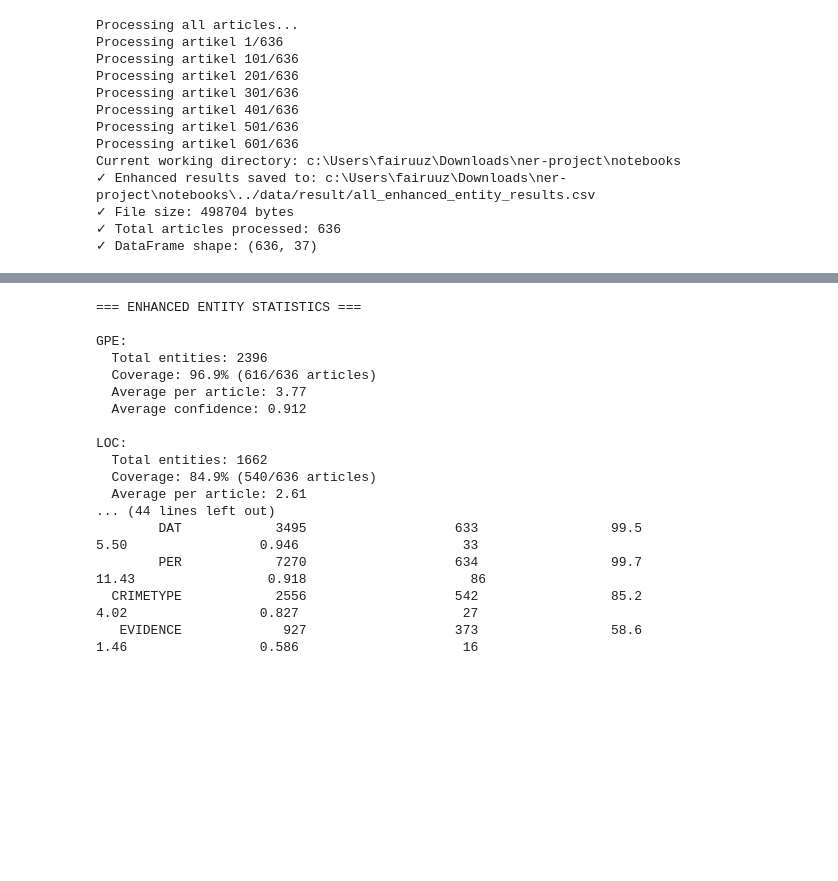
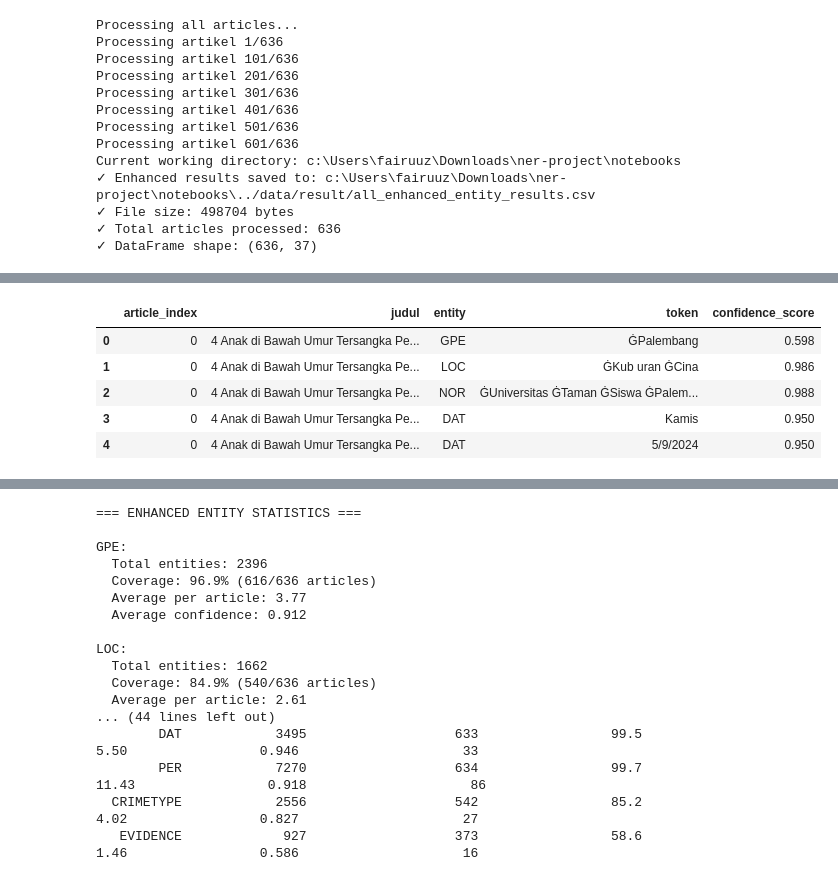
Before and after one commit to fairuuz16/ner-project, a Jupyter notebook: notebooks/04-ner.ipynb, the cells around one changed output, grey strips where cells are left out. Saved outputs shown, nothing was run; the diff lists cells and outputs as text; code cells hidden in the pictures; blank space fills up the shorter version.

```diff
--- a/notebooks/04-ner.ipynb
+++ b/notebooks/04-ner.ipynb
@@ -524,0 +581,10 @@ Current working directory: c:\Users\fairuuz\Downloads\ner-project\notebooks
+# %%
+entity_df = entity_df.drop(columns=['url', 'tanggal'])
+entity_df.head()
+# %% [output]
+|  | article_index | judul | entity | token | confidence_score |
+| 0 | 0 | 4 Anak di Bawah Umur Tersangka Pe... | GPE | ĠPalembang | 0.598 |
+| 1 | 0 | 4 Anak di Bawah Umur Tersangka Pe... | LOC | ĠKub uran ĠCina | 0.986 |
+| 2 | 0 | 4 Anak di Bawah Umur Tersangka Pe... | NOR | ĠUniversitas ĠTaman ĠSiswa ĠPalem... | 0.988 |
+| 3 | 0 | 4 Anak di Bawah Umur Tersangka Pe... | DAT | Kamis | 0.950 |
+| 4 | 0 | 4 Anak di Bawah Umur Tersangka Pe... | DAT | 5/9/2024 | 0.950 |
```
Also changed, not shown: parts of 15 cells of this notebook, 6 other files.
